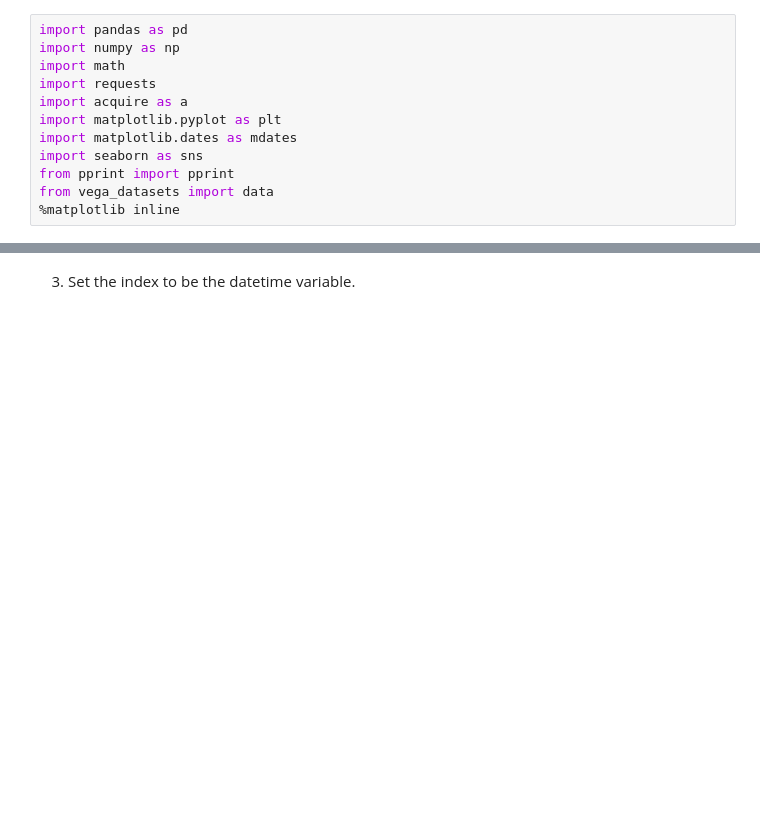
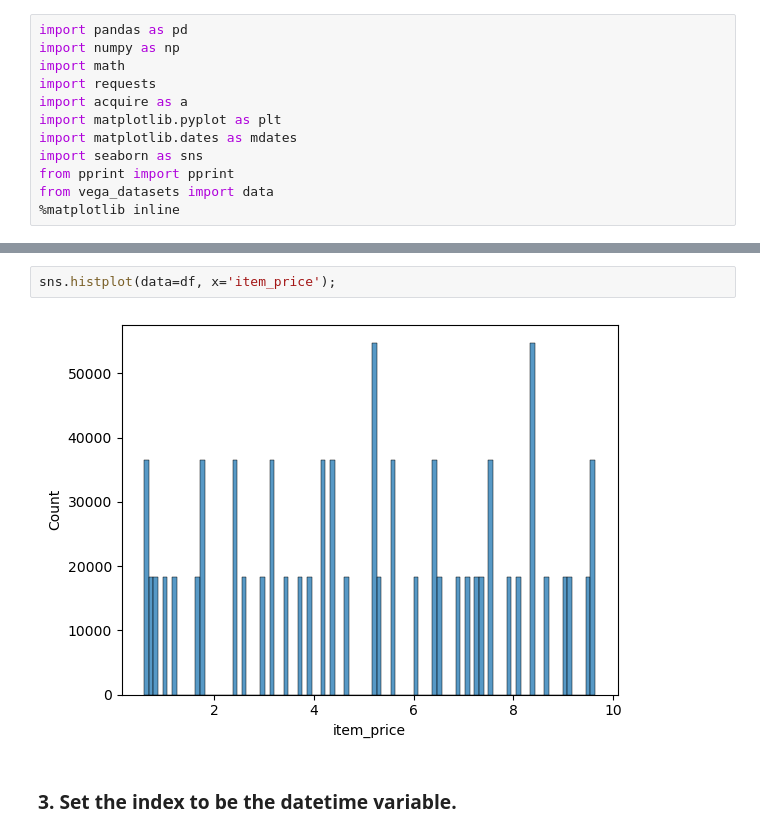
Before and after one commit to Segura-Jorge/time-series-exercises, a Jupyter notebook: prepare.ipynb, the cells around one changed output, grey strips where cells are left out. Saved outputs shown, nothing was run; the diff lists cells and outputs as text; blank space fills up the shorter version.

```diff
--- a/prepare.ipynb
+++ b/prepare.ipynb
@@ -21,2 +72,6 @@ The end result of this exercise should be a file named `prepare.py`.
+# %%
+sns.histplot(data=df, x='item_price');
+# %% [output]
+[figure, added]
 # %% [markdown]
-3. Set the index to be the datetime variable.
+### **3. Set the index to be the datetime variable.**
```
Also changed, not shown: parts of 32 cells of this notebook, 3 other files.
